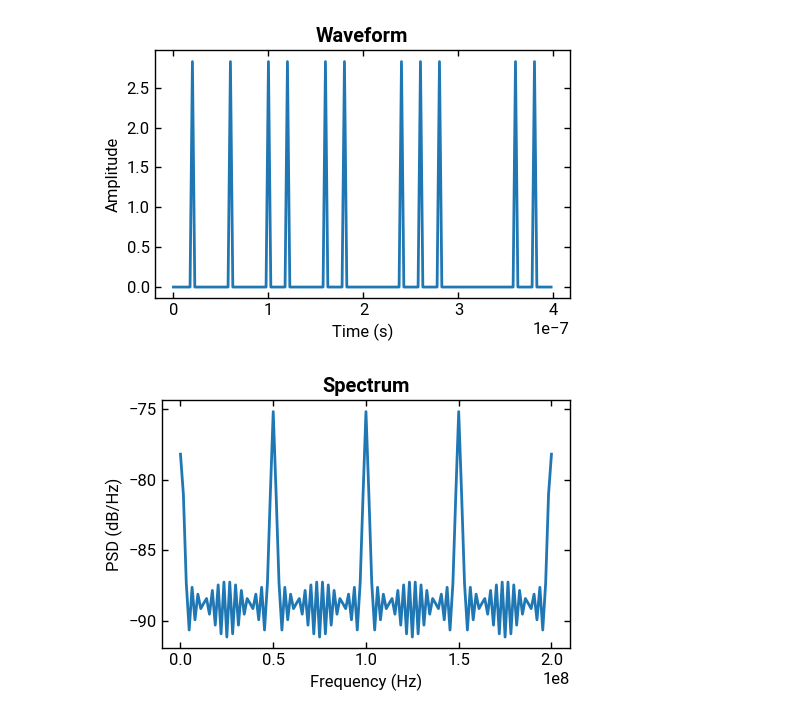
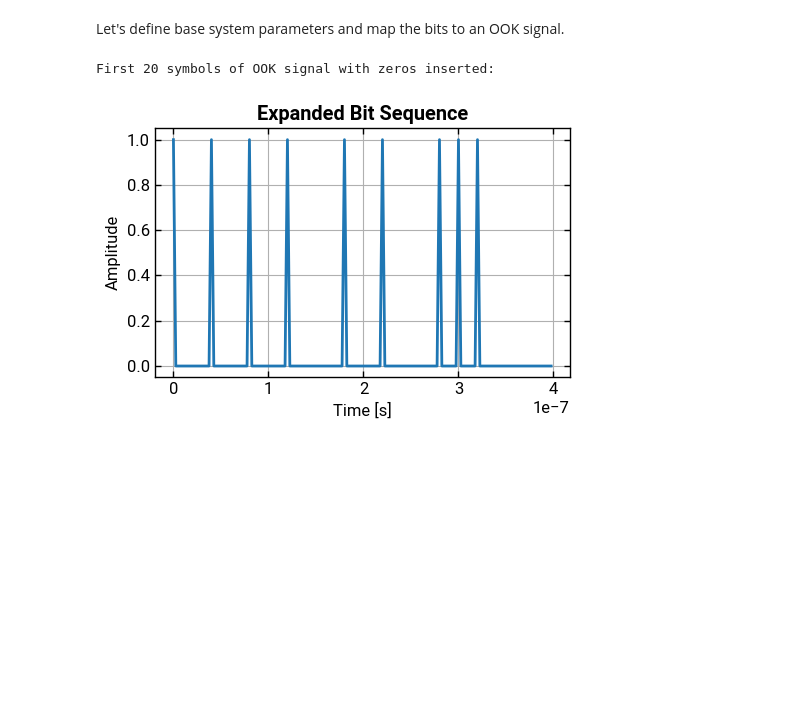
Before and after one commit to lokgar/commstools, a Jupyter notebook: examples/00-basics.ipynb, the cells around one changed output. Saved outputs shown, nothing was run; the diff lists cells and outputs as text; code cells hidden in the pictures; blank space fills up the shorter version.

```diff
--- a/examples/00-basics.ipynb
+++ b/examples/00-basics.ipynb
@@ -31,11 +28,16 @@ sps = int(sampling_rate / symbol_rate)  # Samples per symbol
+# %% [markdown]
+Let's define base system parameters and map the bits to an OOK signal.
 # %%
+# Define system parameters
+symbol_rate = 50e6
+sampling_rate = 400e6
+sps = int(sampling_rate / symbol_rate)
+rrc_rolloff = 0.7
+
 sig_impulse = ook(bits, sampling_rate=sampling_rate, sps=sps, pulse_shape="none")
 
-_ = sig_impulse.plot_signal(num_symbols=20)
-# plt.show()
-_ = sig_impulse.plot_psd()
-
-# plt.show()
+print("First 20 symbols of OOK signal with zeros inserted:")
+sig_impulse.plot_signal(num_symbols=20, show=True, title="Expanded Bit Sequence")
 # %% [output]
+First 20 symbols of OOK signal with zeros inserted:
-[figure, old version]
+[figure, new version]
-[figure, removed]
```
Also changed, not shown: parts of 15 cells of this notebook, 21 other files.
